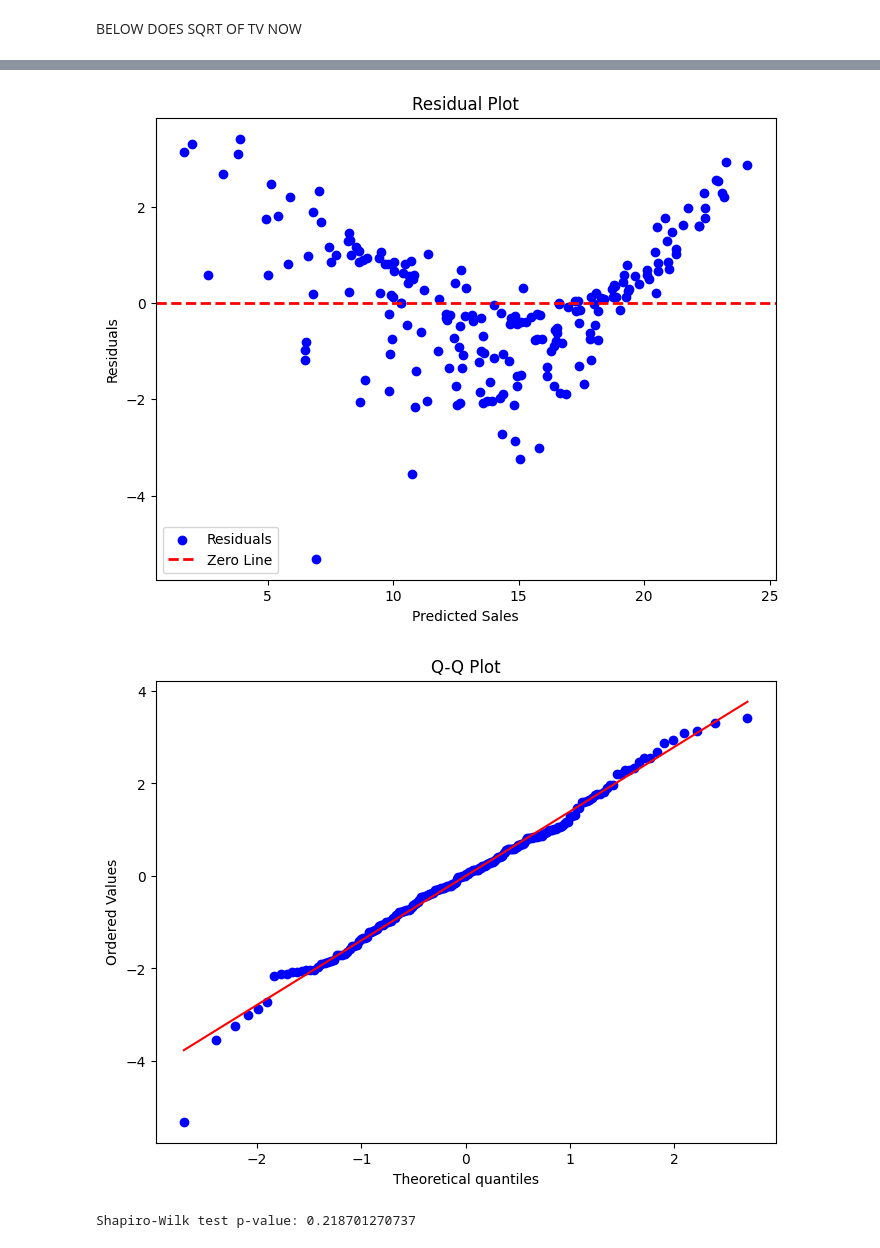
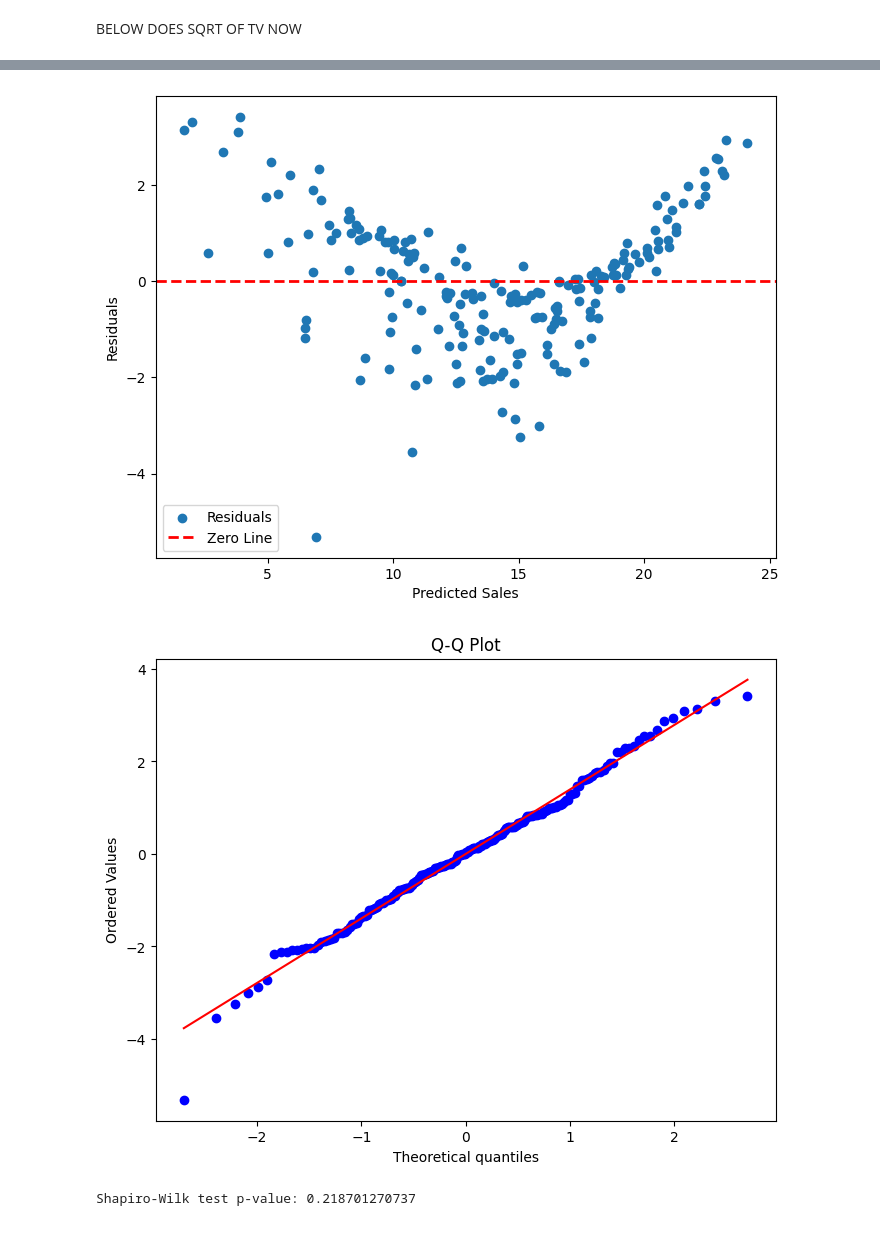
Before and after one commit to tommyly201/regression_project, a Jupyter notebook: class_project.ipynb, the cells around one changed output, grey strips where cells are left out. Cells and saved outputs as stored; diff of their text form; code cells hidden in the pictures.

```diff
--- a/class_project.ipynb
+++ b/class_project.ipynb
@@ -317,36 +335,37 @@ import numpy as np
 import matplotlib.pyplot as plt
 from scipy import stats
 
 # Prepare the data
 data = pd.read_csv('Advertising-analysis.csv')
 data['TV_sqrt'] = np.sqrt(data['TV'])
 X = data[['TV_sqrt', 'radio', 'newspaper']]
 y = data['sales']
 
 # Fit the regression model
 model = LinearRegression()
 model.fit(X, y)
 
 # Calculate residuals
 residuals = y - model.predict(X)
 
 # Residual plot
 plt.figure(figsize=(8, 6))
-plt.scatter(model.predict(X), residuals, color='blue', label='Residuals')
+plt.scatter(model.predict(X), residuals, label='Residuals')
 plt.axhline(y=0, color='red', linestyle='--', linewidth=2, label='Zero Line')
-plt.title('Residual Plot')
+#plt.title('Residual Plot')
 plt.xlabel('Predicted Sales')
 plt.ylabel('Residuals')
 plt.legend()
+plt.savefig('residuals.png')
 plt.show()
 
 # Q-Q plot
 plt.figure(figsize=(8, 6))
 stats.probplot(residuals, dist="norm", plot=plt)
 plt.title('Q-Q Plot')
 plt.show()
 # %% [output]
-[figure, old version]
+[figure, new version]
 [figure]
 # %%
 from scipy.stats import shapiro
```
Also changed, not shown: parts of 2 cells of this notebook.
